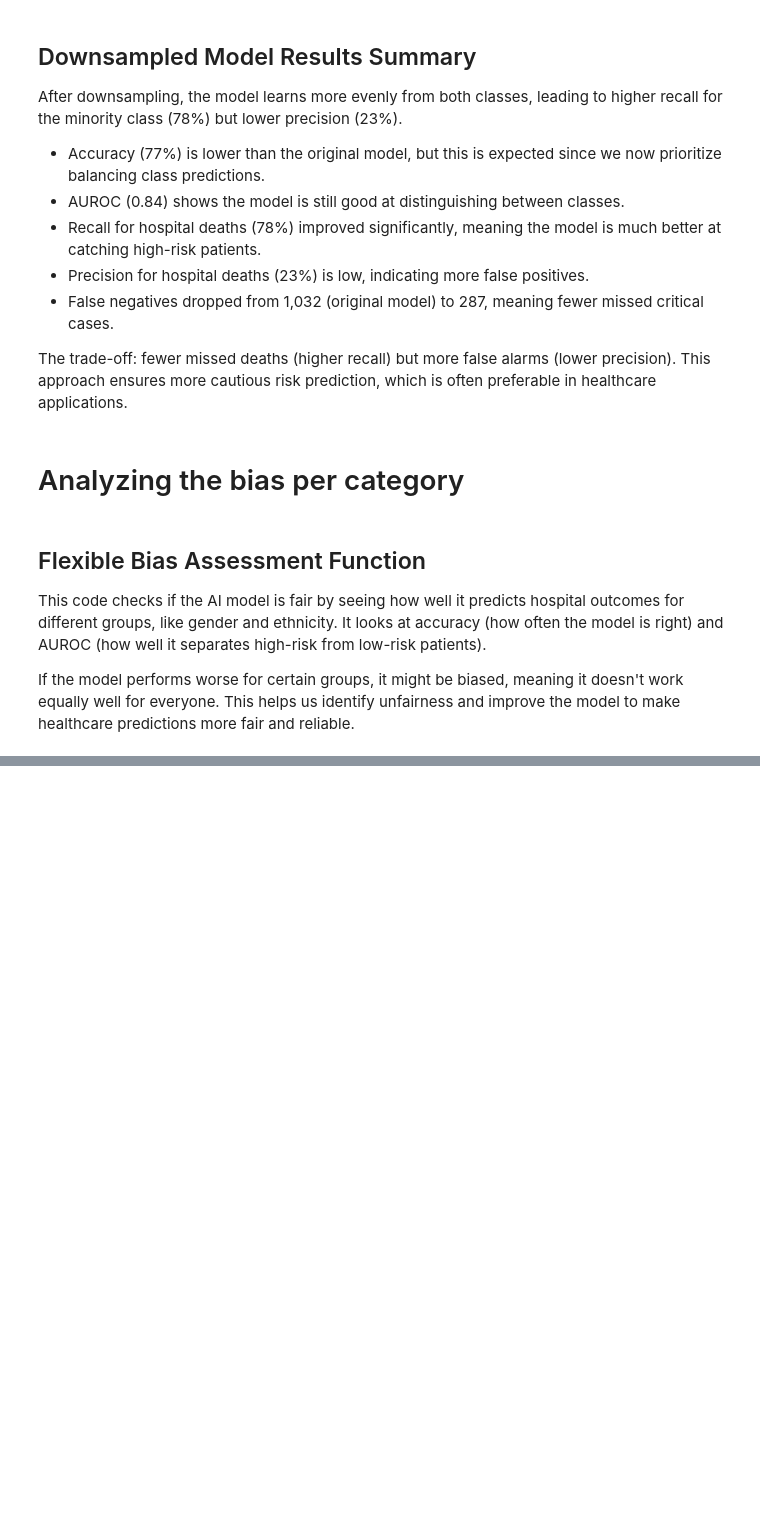
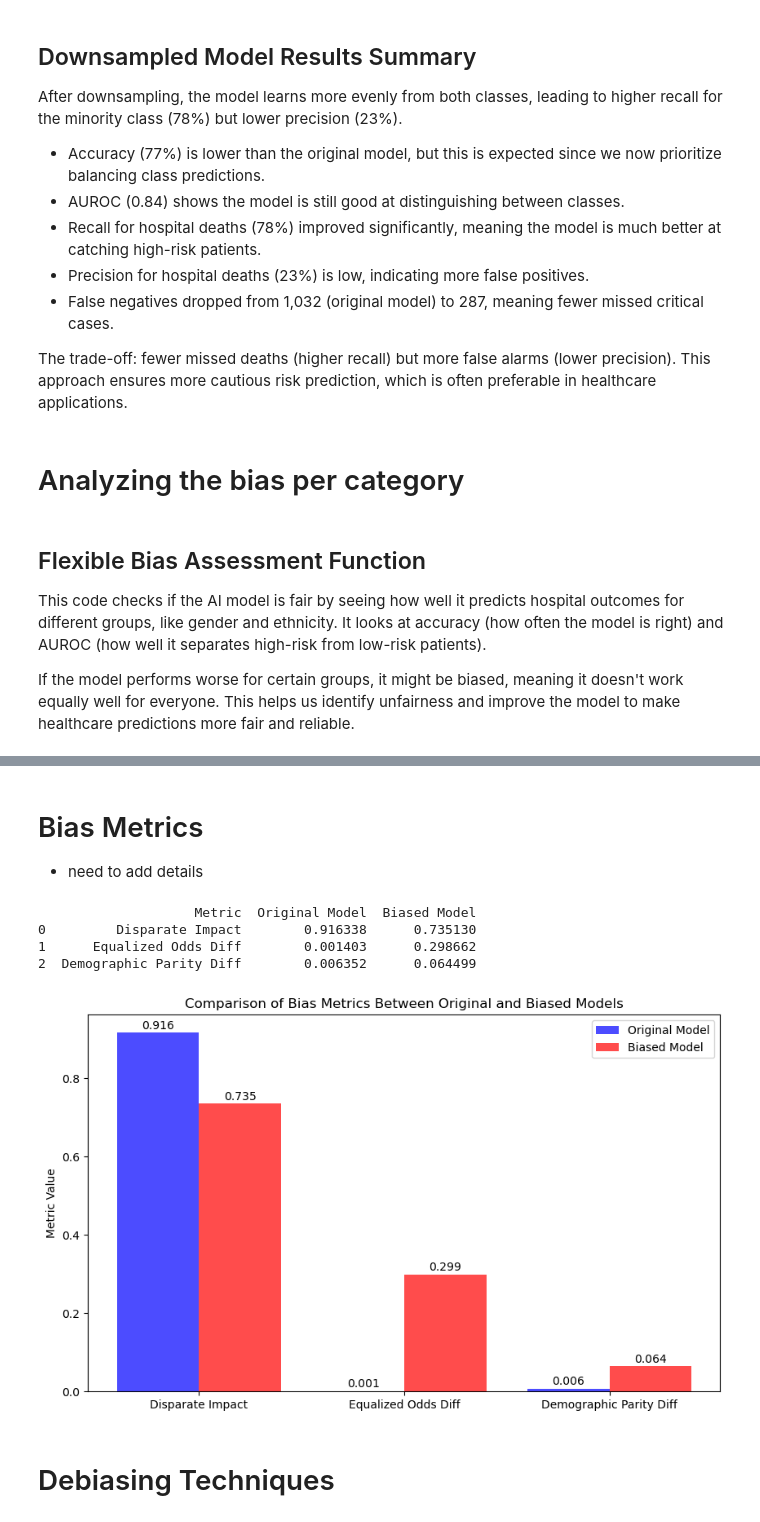
Before and after one commit to Mackenzie-Meni/UF-biasathon-workshop2025, a Jupyter notebook: 4_bias_mitigation.ipynb, the cells around one changed output, grey strips where cells are left out. Saved outputs shown, nothing was run; the diff lists cells and outputs as text; code cells hidden in the pictures; blank space fills up the shorter version.

Commit message:
added bias metric analysis

```diff
--- a/4_bias_mitigation.ipynb
+++ b/4_bias_mitigation.ipynb
@@ -392,0 +442,63 @@ Bias Analysis for ethnicity_Native American:
+# %% [markdown]
+# Bias Metrics
+- need to add details
+# %%
+from fairlearn.metrics import demographic_parity_difference, equalized_odds_difference
+from sklearn.metrics import confusion_matrix
+
+# **1️⃣ Disparate Impact (Selection Rate Ratio)**
+def disparate_impact(y_true, y_pred, sensitive_feature):
+    """Computes selection rate difference between groups."""
+    df = pd.DataFrame({'y_true': y_true, 'y_pred': y_pred, 'group': X_test[sensitive_feature]})
+    rates = df.groupby('group')['y_pred'].mean()
+    return rates.min() / rates.max()
+
+di_orig = disparate_impact(y_test, y_pred_orig, 'ethnicity_Caucasian')
+di_bias = disparate_impact(y_test, y_pred_bias, 'ethnicity_Caucasian')
+
+# **2️⃣ Equalized Odds (Difference in False Positive/Negative Rates)**
+eo_orig = equalized_odds_difference(y_test, y_pred_orig, sensitive_features=X_test['ethnicity_Caucasian'])
+eo_bias = equalized_odds_difference(y_test, y_pred_bias, sensitive_features=X_test['ethnicity_Caucasian'])
+
+# **3️⃣ Demographic Parity**
+dp_orig = demographic_parity_difference(y_test, y_pred_orig, sensitive_features=X_test['ethnicity_Caucasian'])
+dp_bias = demographic_parity_difference(y_test, y_pred_bias, sensitive_features=X_test['ethnicity_Caucasian'])
+
+# Print Bias Metrics
+bias_results = pd.DataFrame({
+    "Metric": ["Disparate Impact", "Equalized Odds Diff", "Demographic Parity Diff"],
+    "Original Model": [di_orig, eo_orig, dp_orig],
+    "Biased Model": [di_bias, eo_bias, dp_bias]
+})
+
+print(bias_results)
+
+# Set up figure
+plt.figure(figsize=(10, 6))
+x = range(len(bias_results["Metric"]))
+
+# Plot bars for Original and Biased Model
+plt.bar(x, bias_results["Original Model"], width=0.4, label="Original Model", color='blue', alpha=0.7)
+plt.bar([i + 0.4 for i in x], bias_results["Biased Model"], width=0.4, label="Biased Model", color='red', alpha=0.7)
+
+# Labels and formatting
+plt.xticks([i + 0.2 for i in x], bias_results["Metric"])
+plt.ylabel("Metric Value")
+plt.title("Comparison of Bias Metrics Between Original and Biased Models")
+plt.legend()
+
+# Add values on top of bars
+for i in range(len(bias_results["Metric"])):
+    plt.text(i, bias_results["Original Model"][i] + 0.01, f"{bias_results['Original Model'][i]:.3f}", ha='center', fontsize=10, color='black')
+    plt.text(i + 0.4, bias_results["Biased Model"][i] + 0.01, f"{bias_results['Biased Model'][i]:.3f}", ha='center', fontsize=10, color='black')
+
+# Show plot
+plt.show()
+# %% [output]
+                    Metric  Original Model  Biased Model
+0         Disparate Impact        0.916338      0.735130
+1      Equalized Odds Diff        0.001403      0.298662
+2  Demographic Parity Diff        0.006352      0.064499
+[figure, added]
+# %% [markdown]
+# Debiasing Techniques
```
Also changed, not shown: parts of 9 cells of this notebook.
